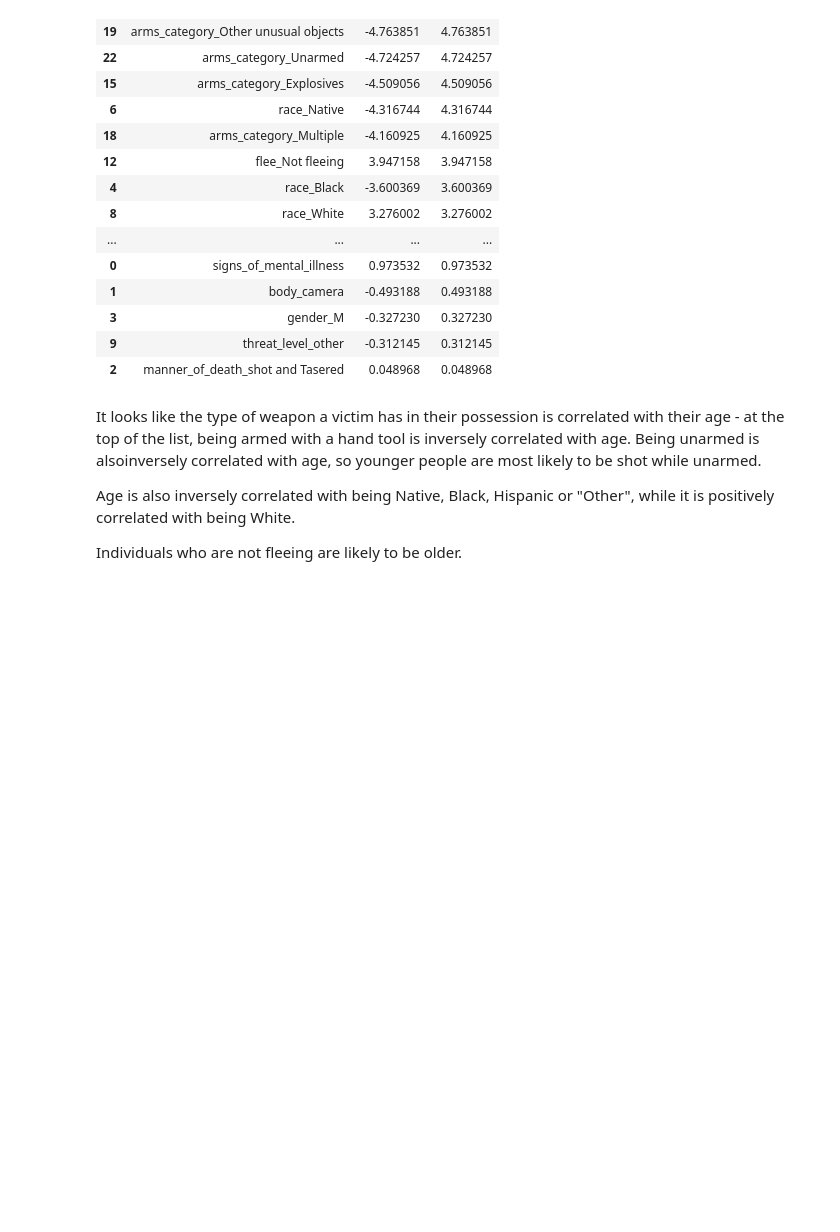
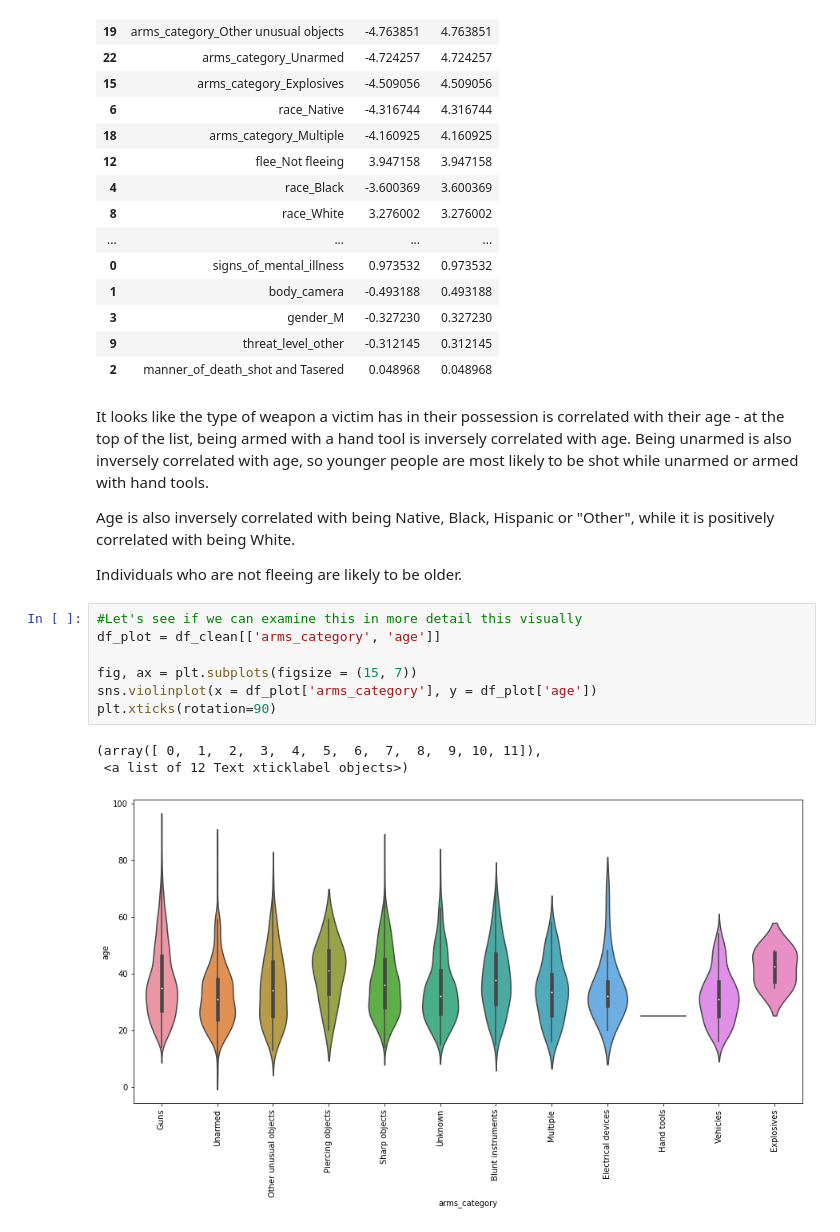
Before and after one commit to eringill/police_shootings, a Jupyter notebook: police_shootings.ipynb, the cells around one changed output. Cells and saved outputs as stored; diff of their text form; blank space fills up the shorter version.

```diff
--- a/police_shootings.ipynb
+++ b/police_shootings.ipynb
@@ -245,10 +246,22 @@ coef_df
 # %% [markdown]
 It looks like the type of weapon a victim has in their possession is
 correlated with their age - at the top of the list, being armed with a
-hand tool is inversely correlated with age. Being unarmed is alsoinversely correlated with age,
-so younger people are most likely to be shot while unarmed.
+hand tool is inversely correlated with age. Being unarmed is also inversely
+correlated with age, so younger people are most likely to be shot while unarmed
+or armed with hand tools.
 
 Age is also inversely correlated with being Native, Black, Hispanic or "Other",
 while it is positively correlated with being White.
 
 Individuals who are not fleeing are likely to be older.
+# %%
+#Let's see if we can examine this in more detail this visually
+df_plot = df_clean[['arms_category', 'age']]
+
+fig, ax = plt.subplots(figsize = (15, 7))
+sns.violinplot(x = df_plot['arms_category'], y = df_plot['age'])
+plt.xticks(rotation=90)
+# %% [output]
+(array([ 0,  1,  2,  3,  4,  5,  6,  7,  8,  9, 10, 11]),
+ <a list of 12 Text xticklabel objects>)
+[figure, added]
```
Also changed, not shown: parts of 7 cells of this notebook.
